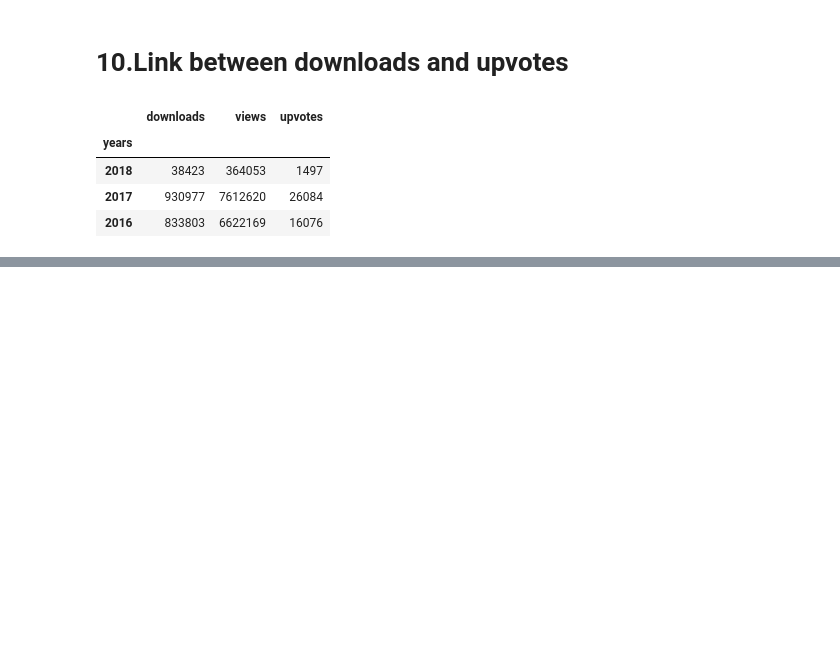
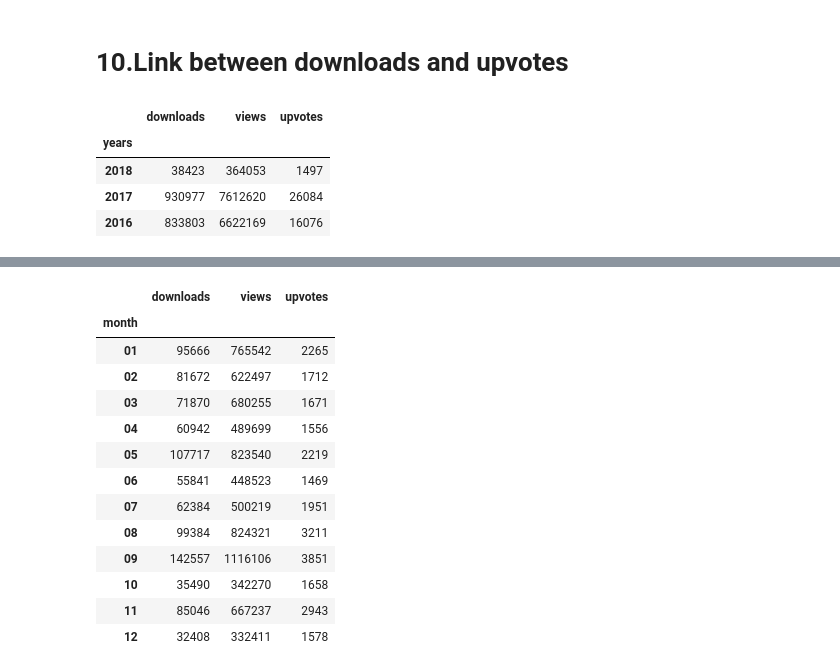
Before and after one commit to Namrata-Paul/Datasets, a Jupyter notebook: sjit_analysis.ipynb, the cells around one changed output, grey strips where cells are left out. Saved outputs shown, nothing was run; the diff lists cells and outputs as text; code cells hidden in the pictures; blank space fills up the shorter version.

```diff
--- a/sjit_analysis.ipynb
+++ b/sjit_analysis.ipynb
@@ -278,0 +318,17 @@ p.iplot(kind='heatmap')
+# %%
+n2.groupby('month')['downloads','views','upvotes'].sum()
+# %% [output]
+|  | downloads | views | upvotes |
+| month |  |  |  |
+| 01 | 95666 | 765542 | 2265 |
+| 02 | 81672 | 622497 | 1712 |
+| 03 | 71870 | 680255 | 1671 |
+| 04 | 60942 | 489699 | 1556 |
+| 05 | 107717 | 823540 | 2219 |
+| 06 | 55841 | 448523 | 1469 |
+| 07 | 62384 | 500219 | 1951 |
+| 08 | 99384 | 824321 | 3211 |
+| 09 | 142557 | 1116106 | 3851 |
+| 10 | 35490 | 342270 | 1658 |
+| 11 | 85046 | 667237 | 2943 |
+| 12 | 32408 | 332411 | 1578 |
```
Also changed, not shown: parts of 14 cells of this notebook, 1 other file.
